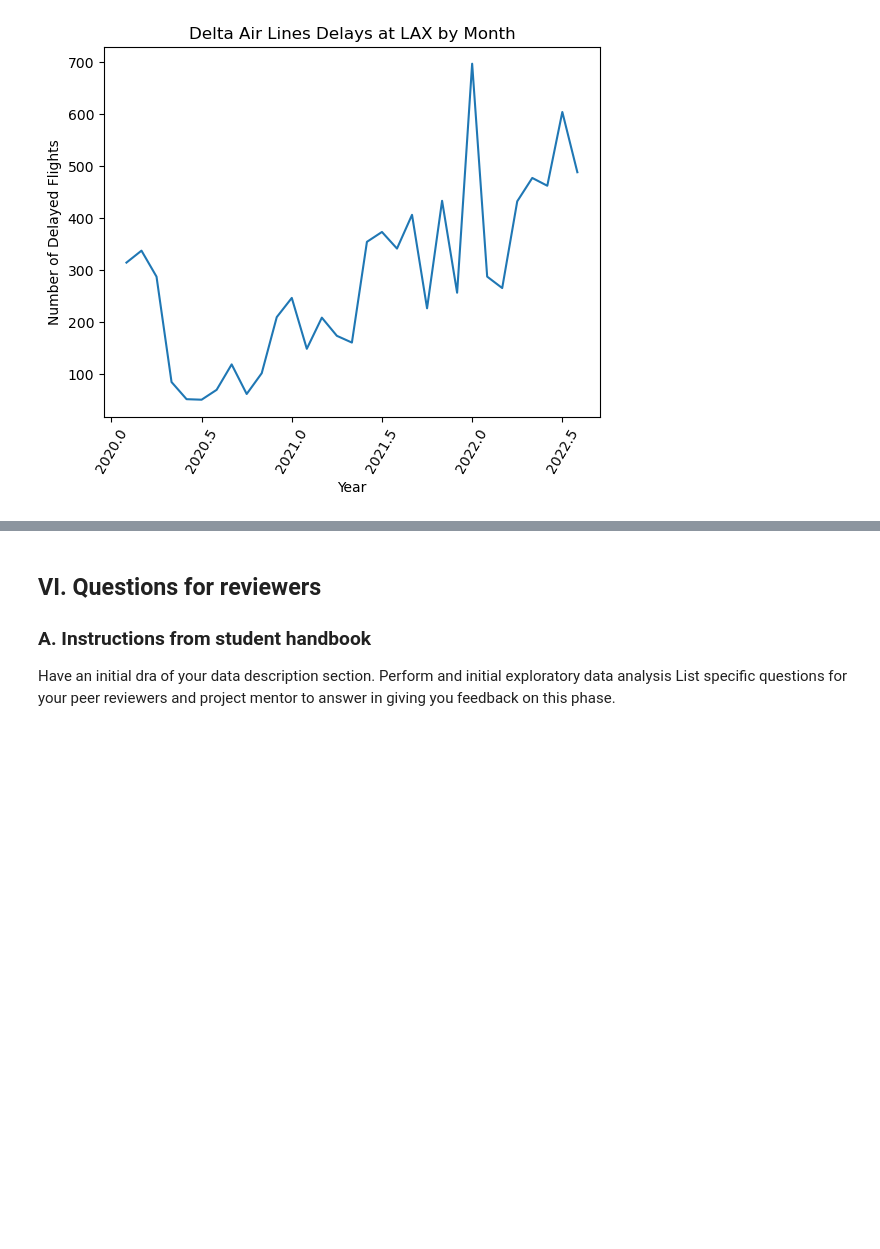
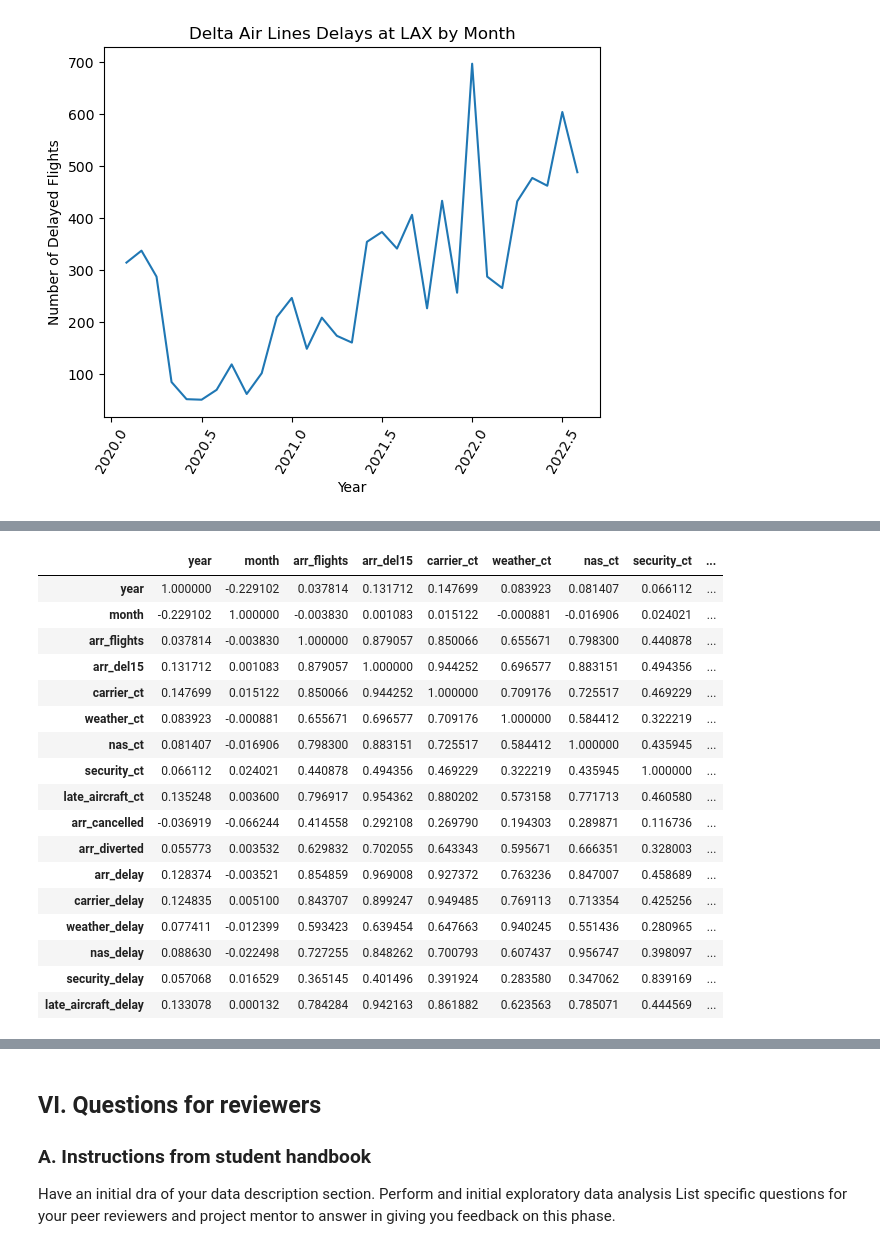
Before and after one commit to maddiklancher/2950Project, a Jupyter notebook: project2950-phase2.ipynb, the cells around one changed output, grey strips where cells are left out. Saved outputs shown, nothing was run; the diff lists cells and outputs as text; code cells hidden in the pictures; blank space fills up the shorter version.

```diff
--- a/project2950-phase2.ipynb
+++ b/project2950-phase2.ipynb
@@ -310,0 +350,21 @@ plt.xticks(rotation=60)
+# %%
+df_delays.corr()
+# %% [output]
+|  | year | month | arr_flights | arr_del15 | carrier_ct | weather_ct | nas_ct | security_ct | ... |
+| year | 1.000000 | -0.229102 | 0.037814 | 0.131712 | 0.147699 | 0.083923 | 0.081407 | 0.066112 | ... |
+| month | -0.229102 | 1.000000 | -0.003830 | 0.001083 | 0.015122 | -0.000881 | -0.016906 | 0.024021 | ... |
+| arr_flights | 0.037814 | -0.003830 | 1.000000 | 0.879057 | 0.850066 | 0.655671 | 0.798300 | 0.440878 | ... |
+| arr_del15 | 0.131712 | 0.001083 | 0.879057 | 1.000000 | 0.944252 | 0.696577 | 0.883151 | 0.494356 | ... |
+| carrier_ct | 0.147699 | 0.015122 | 0.850066 | 0.944252 | 1.000000 | 0.709176 | 0.725517 | 0.469229 | ... |
+| weather_ct | 0.083923 | -0.000881 | 0.655671 | 0.696577 | 0.709176 | 1.000000 | 0.584412 | 0.322219 | ... |
+| nas_ct | 0.081407 | -0.016906 | 0.798300 | 0.883151 | 0.725517 | 0.584412 | 1.000000 | 0.435945 | ... |
+| security_ct | 0.066112 | 0.024021 | 0.440878 | 0.494356 | 0.469229 | 0.322219 | 0.435945 | 1.000000 | ... |
+| late_aircraft_ct | 0.135248 | 0.003600 | 0.796917 | 0.954362 | 0.880202 | 0.573158 | 0.771713 | 0.460580 | ... |
+| arr_cancelled | -0.036919 | -0.066244 | 0.414558 | 0.292108 | 0.269790 | 0.194303 | 0.289871 | 0.116736 | ... |
+| arr_diverted | 0.055773 | 0.003532 | 0.629832 | 0.702055 | 0.643343 | 0.595671 | 0.666351 | 0.328003 | ... |
+| arr_delay | 0.128374 | -0.003521 | 0.854859 | 0.969008 | 0.927372 | 0.763236 | 0.847007 | 0.458689 | ... |
+| carrier_delay | 0.124835 | 0.005100 | 0.843707 | 0.899247 | 0.949485 | 0.769113 | 0.713354 | 0.425256 | ... |
+| weather_delay | 0.077411 | -0.012399 | 0.593423 | 0.639454 | 0.647663 | 0.940245 | 0.551436 | 0.280965 | ... |
+| nas_delay | 0.088630 | -0.022498 | 0.727255 | 0.848262 | 0.700793 | 0.607437 | 0.956747 | 0.398097 | ... |
+| security_delay | 0.057068 | 0.016529 | 0.365145 | 0.401496 | 0.391924 | 0.283580 | 0.347062 | 0.839169 | ... |
+| late_aircraft_delay | 0.133078 | 0.000132 | 0.784284 | 0.942163 | 0.861882 | 0.623563 | 0.785071 | 0.444569 | ... |
```
Also changed, not shown: parts of 10 cells of this notebook.
